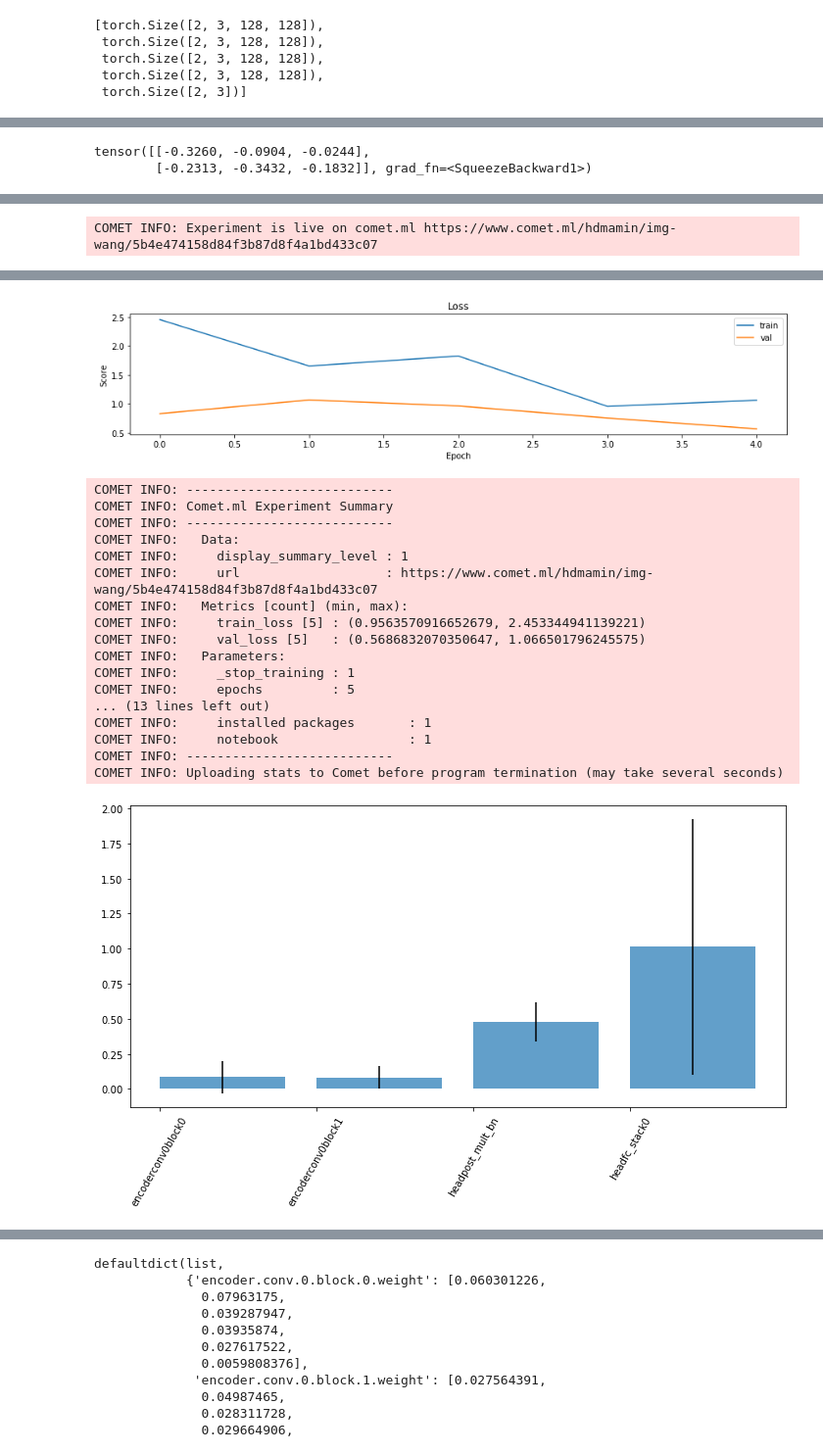
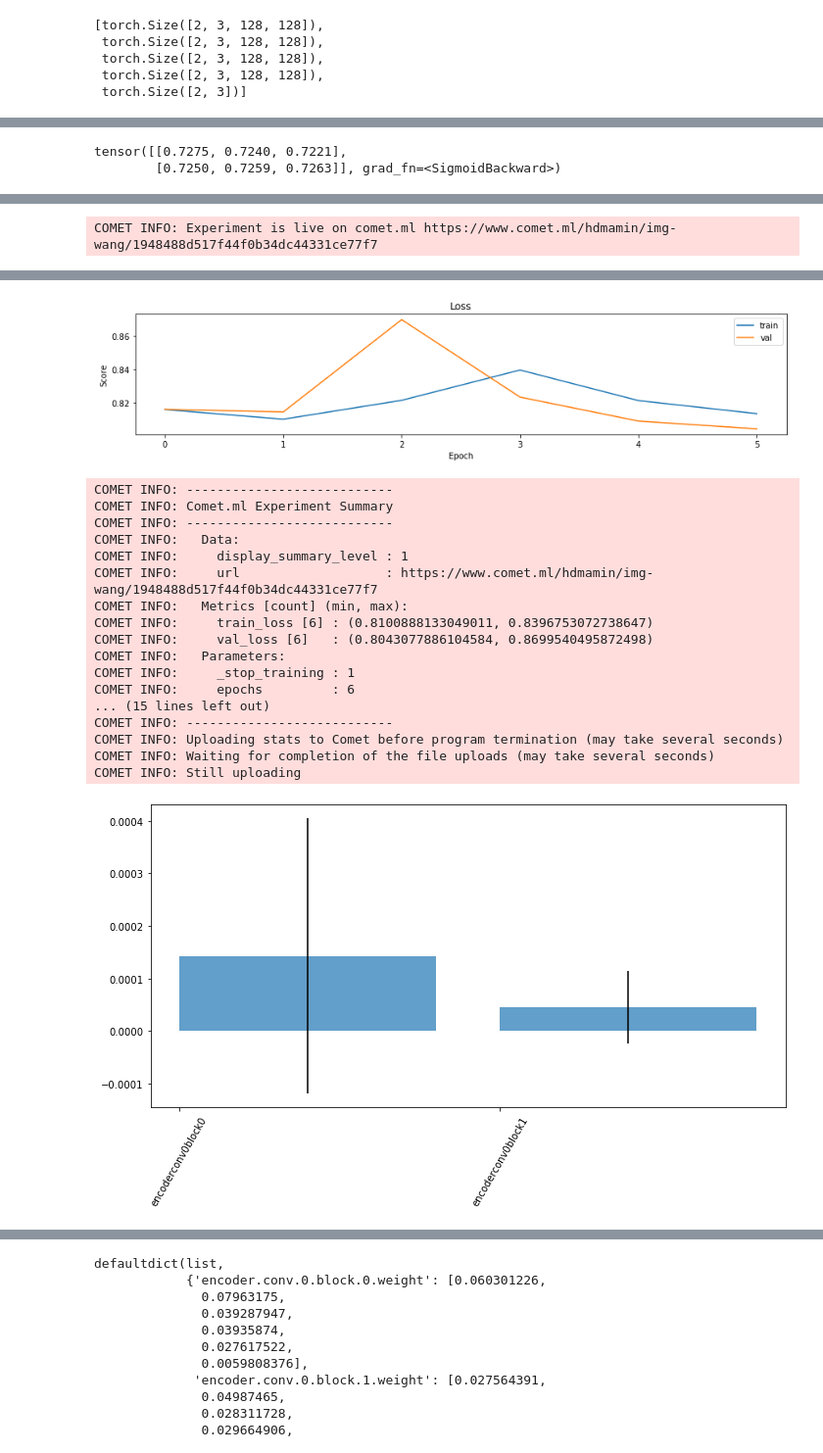
Before and after one commit to hdmamin/self-supervised-vision-exp, a Jupyter notebook: notebooks/nb03-lightning-first-test.ipynb, the cells around one changed output, grey strips where cells are left out. Shown at 98% size. Saved outputs shown, nothing was run; the diff lists cells and outputs as text; code cells hidden in the pictures.

Commit message:
adjust similarity head for use without contrastiveloss; start returning to work on batch stacking encoder

```diff
--- a/notebooks/nb03-lightning-first-test.ipynb
+++ b/notebooks/nb03-lightning-first-test.ipynb
@@ -1187,7 +1245,12 @@ smap(*xb, yb)
 #     MLPHead(1024, (512, 128, 1), act=nn.LeakyReLU(), batch_norm=False, post_mult_batch_norm=True, last_act=None)
 # )
 
+# net = Unmixer(
+#     Encoder(fs=(256,), strides=(2,), act=nn.LeakyReLU()),
+#     MLPHead(512, (1,), act=nn.LeakyReLU(), batch_norm=False, post_mult_batch_norm=True, last_act=None)
+# )
+
 net = Unmixer(
     Encoder(fs=(256,), strides=(2,), act=nn.LeakyReLU()),
-    MLPHead(512, (1,), act=nn.LeakyReLU(), batch_norm=False, post_mult_batch_norm=True, last_act=None)
+    head=SimilarityHead(last_act='sigmoid')
 )
@@ -1198,12 +1277,12 @@ torch.Size([2, 256, 63, 63])
 # %%
 net(*xb)
 # %% [output]
-tensor([[-0.3260, -0.0904, -0.0244],
-        [-0.2313, -0.3432, -0.1832]], grad_fn=<SqueezeBackward1>)
+tensor([[0.7275, 0.7240, 0.7221],
+        [0.7250, 0.7259, 0.7263]], grad_fn=<SigmoidBackward>)
 # %%
 t = Trainer(net, dst, dsv, dlt, dlv, PairwiseLossReduction(),
-            'regression', 'data/models/v0', last_act=torch.sigmoid,
+            'regression', 'data/models/v0', last_act=None,
             callbacks=[MetricHistory(None, None),
                        CometCallbackWithGrads('img_wang')])
-t.fit(5)
+t.fit(6)
 # %% [output]
@@ -1215,7 +1294,7 @@ Parameter Group 0
     lr: 0.003
     weight_decay: 0
 )
-COMET INFO: Experiment is live on comet.ml https://www.comet.ml/hdmamin/img-wang/5b4e474158d84f3b87d8f4a1bd433c07
+COMET INFO: Experiment is live on comet.ml https://www.comet.ml/hdmamin/img-wang/1948488d517f44f0b34dc44331ce77f7
 =====
 
 Epoch 0
@@ -1233,22 +1312,22 @@ Epoch 0
 
 
 Training complete. Model in eval mode.
-[figure, old version]
+[figure, new version]
 COMET INFO: ---------------------------
 COMET INFO: Comet.ml Experiment Summary
 COMET INFO: ---------------------------
 COMET INFO:   Data:
 COMET INFO:     display_summary_level : 1
-COMET INFO:     url                   : https://www.comet.ml/hdmamin/img-wang/5b4e474158d84f3b87d8f4a1bd433c07
+COMET INFO:     url                   : https://www.comet.ml/hdmamin/img-wang/1948488d517f44f0b34dc44331ce77f7
 COMET INFO:   Metrics [count] (min, max):
-COMET INFO:     train_loss [5] : (0.9563570916652679, 2.453344941139221)
-COMET INFO:     val_loss [5]   : (0.5686832070350647, 1.066501796245575)
+COMET INFO:     train_loss [6] : (0.8100888133049011, 0.8396753072738647)
+COMET INFO:     val_loss [6]   : (0.8043077886104584, 0.8699540495872498)
 COMET INFO:   Parameters:
 COMET INFO:     _stop_training : 1
-COMET INFO:     epochs         : 5
-... (13 lines left out)
-COMET INFO:     installed packages       : 1
-COMET INFO:     notebook                 : 1
+COMET INFO:     epochs         : 6
+... (15 lines left out)
 COMET INFO: ---------------------------
 COMET INFO: Uploading stats to Comet before program termination (may take several seconds)
+COMET INFO: Waiting for completion of the file uploads (may take several seconds)
+COMET INFO: Still uploading
-[figure, old version]
+[figure, new version]
```
Also changed, not shown: parts of 30 cells of this notebook, 3 other files.
